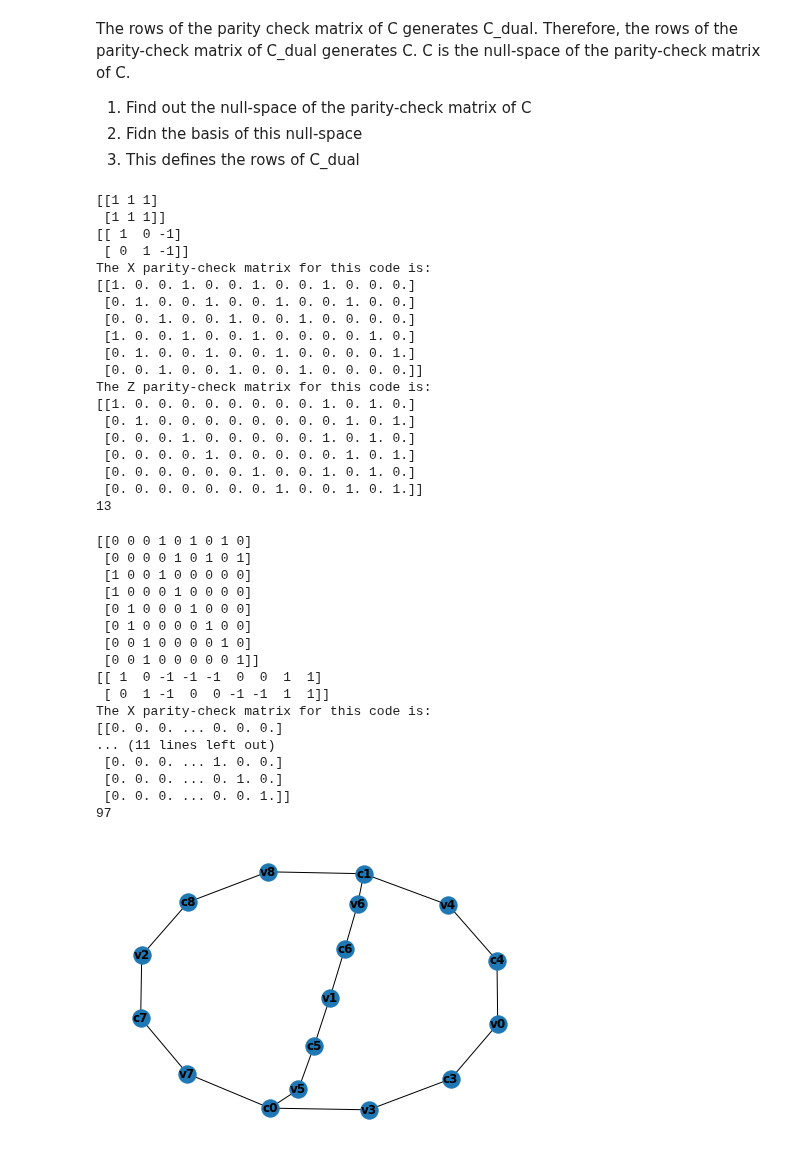
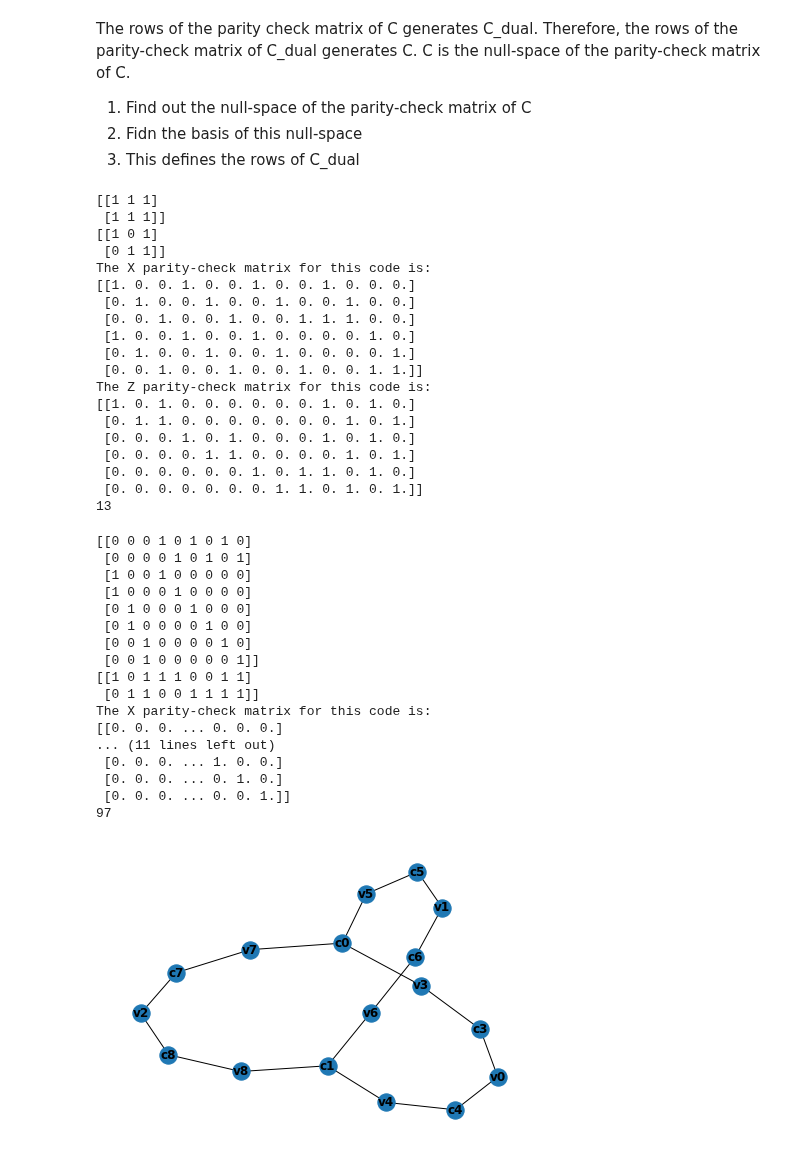
Before and after one commit to Samyak-Surti/QLDPCCodeSim, a Jupyter notebook: semi_topological_code.ipynb, the cells around one changed output. Cells and saved outputs as stored; diff of their text form; code cells hidden in the pictures.

```diff
--- a/semi_topological_code.ipynb
+++ b/semi_topological_code.ipynb
@@ -359,7 +359,7 @@ The rows of the parity check matrix of C generates C_dual. Therefore, the rows o
 two_three_code_tanner = parity_check_mat_to_tanner(np.array([[1,1,1],[1,1,1]]))
 
 # Parity-check matrix for above tanner graph
-two_three_code_pc = matrix(tanner_to_parity_check_mat(two_three_code_tanner))
+two_three_code_pc = matrix(GF(2), tanner_to_parity_check_mat(two_three_code_tanner))
 print(np.array(two_three_code_pc, dtype=int))
 
 # Codespace for (2,3)-LDPC code
@@ -371,6 +371,7 @@ print(two_three_code_dual_pc)
 
 # Tanner graph for dual of (2,3)-LDPC code
 two_three_code_dual_tanner = parity_check_mat_to_tanner(two_three_code_dual_pc)
+#nx.draw(two_three_code_dual_tanner, with_labels=True, font_weight='bold')
 
 # Construct semi-topological code with g = 0
 g_zero_code = construct_hypergraph_prod_code(np.array(two_three_code_pc, dtype=int), two_three_code_dual_pc)
@@ -382,22 +383,22 @@ print(len(g_zero_code_x[0]))
 # %% [output]
 [[1 1 1]
  [1 1 1]]
-[[ 1  0 -1]
- [ 0  1 -1]]
+[[1 0 1]
+ [0 1 1]]
 The X parity-check matrix for this code is:
 [[1. 0. 0. 1. 0. 0. 1. 0. 0. 1. 0. 0. 0.]
  [0. 1. 0. 0. 1. 0. 0. 1. 0. 0. 1. 0. 0.]
- [0. 0. 1. 0. 0. 1. 0. 0. 1. 0. 0. 0. 0.]
+ [0. 0. 1. 0. 0. 1. 0. 0. 1. 1. 1. 0. 0.]
  [1. 0. 0. 1. 0. 0. 1. 0. 0. 0. 0. 1. 0.]
  [0. 1. 0. 0. 1. 0. 0. 1. 0. 0. 0. 0. 1.]
- [0. 0. 1. 0. 0. 1. 0. 0. 1. 0. 0. 0. 0.]]
+ [0. 0. 1. 0. 0. 1. 0. 0. 1. 0. 0. 1. 1.]]
 The Z parity-check matrix for this code is:
-[[1. 0. 0. 0. 0. 0. 0. 0. 0. 1. 0. 1. 0.]
- [0. 1. 0. 0. 0. 0. 0. 0. 0. 0. 1. 0. 1.]
- [0. 0. 0. 1. 0. 0. 0. 0. 0. 1. 0. 1. 0.]
- [0. 0. 0. 0. 1. 0. 0. 0. 0. 0. 1. 0. 1.]
- [0. 0. 0. 0. 0. 0. 1. 0. 0. 1. 0. 1. 0.]
- [0. 0. 0. 0. 0. 0. 0. 1. 0. 0. 1. 0. 1.]]
+[[1. 0. 1. 0. 0. 0. 0. 0. 0. 1. 0. 1. 0.]
+ [0. 1. 1. 0. 0. 0. 0. 0. 0. 0. 1. 0. 1.]
+ [0. 0. 0. 1. 0. 1. 0. 0. 0. 1. 0. 1. 0.]
+ [0. 0. 0. 0. 1. 1. 0. 0. 0. 0. 1. 0. 1.]
+ [0. 0. 0. 0. 0. 0. 1. 0. 1. 1. 0. 1. 0.]
+ [0. 0. 0. 0. 0. 0. 0. 1. 1. 0. 1. 0. 1.]]
 13
 # %%
 two_three_code_tanner = parity_check_mat_to_tanner(np.array([[1,1,1],[1,1,1]]))
@@ -407,7 +408,7 @@ two_three_aug_1_tanner = g_augmented_ldpc_code(two_three_code_tanner, 1)
 nx.draw(two_three_aug_1_tanner, with_labels=True, font_weight='bold')
 
 # Parity-check matrix for above tanner graph
-two_three_aug_1_pc = matrix(tanner_to_parity_check_mat(two_three_aug_1_tanner))
+two_three_aug_1_pc = matrix(GF(2), tanner_to_parity_check_mat(two_three_aug_1_tanner))
 print(np.array(two_three_aug_1_pc, dtype=int))
 
 # Codespace for above code
@@ -416,33 +417,33 @@ two_three_aug_1_code = two_three_aug_1_pc.right_kernel()
 # Parity-check matrix for dual of above code
 two_three_aug_1_dual_pc = np.array(two_three_aug_1_code.basis_matrix(), dtype=int)
 print(two_three_aug_1_dual_pc)
 
 # Tanner graph for dual of above code
 two_three_aug_1_dual_tanner = parity_check_mat_to_tanner(two_three_aug_1_dual_pc)
 
 # Construct semi_topological code with g = 1
 g_one_code = construct_hypergraph_prod_code(np.array(two_three_aug_1_pc, dtype=int), two_three_aug_1_dual_pc)
 g_one_code_x = g_one_code[0]
 print("The X parity-check matrix for this code is: " + "\n" + str(g_one_code_x))
 g_one_code_z = g_one_code[1]
 print("The Z parity-check matrix for this code is: " + "\n" + str(g_one_code_z))
 print(len(g_one_code_x[0]))
 # %% [output]
 [[0 0 0 1 0 1 0 1 0]
  [0 0 0 0 1 0 1 0 1]
  [1 0 0 1 0 0 0 0 0]
  [1 0 0 0 1 0 0 0 0]
  [0 1 0 0 0 1 0 0 0]
  [0 1 0 0 0 0 1 0 0]
  [0 0 1 0 0 0 0 1 0]
  [0 0 1 0 0 0 0 0 1]]
-[[ 1  0 -1 -1 -1  0  0  1  1]
- [ 0  1 -1  0  0 -1 -1  1  1]]
+[[1 0 1 1 1 0 0 1 1]
+ [0 1 1 0 0 1 1 1 1]]
 The X parity-check matrix for this code is:
 [[0. 0. 0. ... 0. 0. 0.]
 ... (11 lines left out)
  [0. 0. 0. ... 1. 0. 0.]
  [0. 0. 0. ... 0. 1. 0.]
  [0. 0. 0. ... 0. 0. 1.]]
 97
-[figure, old version]
+[figure, new version]
```
Also changed, not shown: parts of 2 cells of this notebook.
